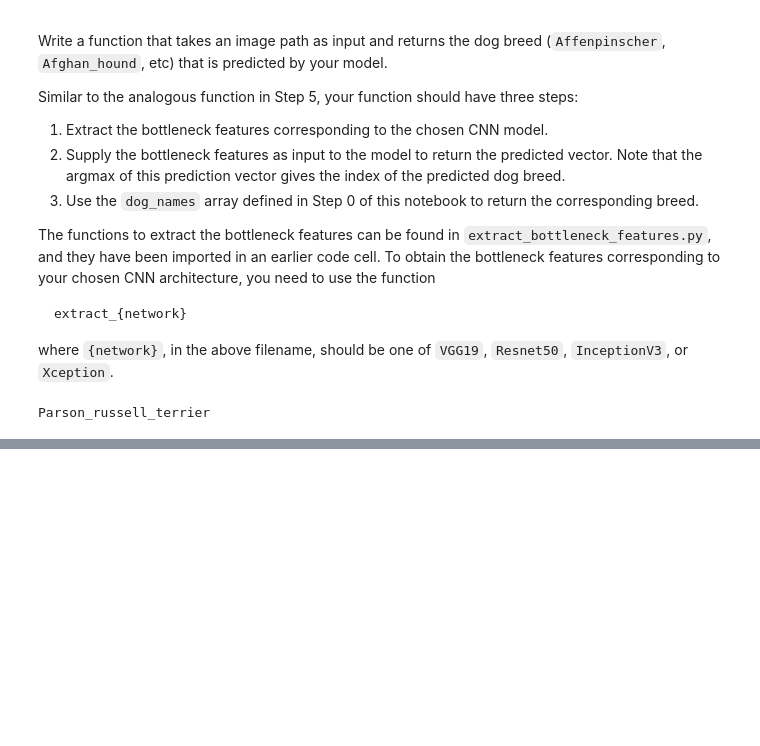
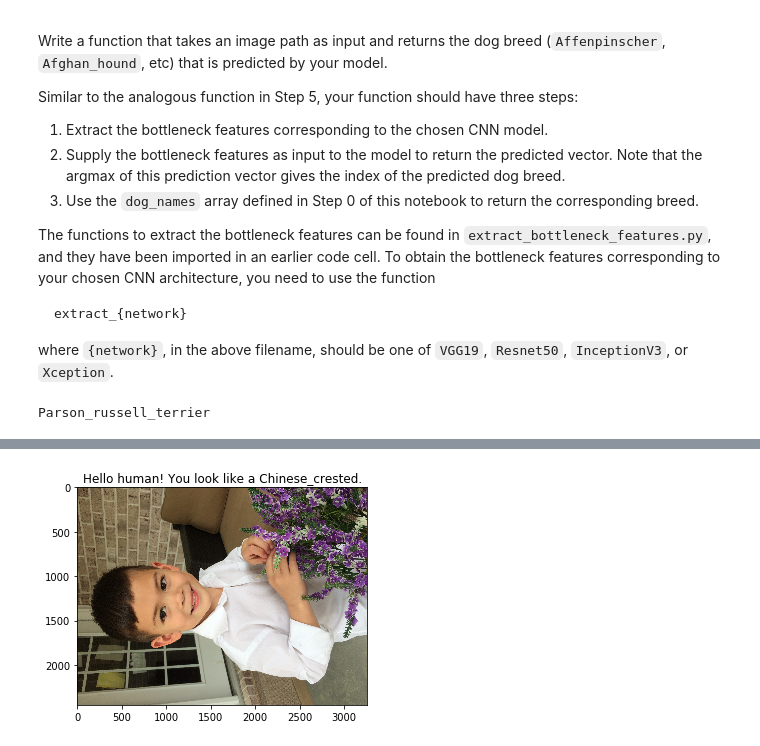
Before and after one commit to mattdajacob/dog-project, a Jupyter notebook: dog_app.ipynb, the cells around one changed output, grey strips where cells are left out. Cells and saved outputs as stored; diff of their text form; code cells hidden in the pictures; blank space fills up the shorter version.

```diff
--- a/dog_app.ipynb
+++ b/dog_app.ipynb
@@ -819,0 +826,4 @@ prediction = dog_breed_predictor('/home/ubuntu/dog-project/willow5.jpg')
+# %%
+prediction = dog_breed_predictor('/home/ubuntu/dog-project/ryan.JPG')
+# %% [output]
+[figure, added]
```
Also changed, not shown: parts of 17 cells of this notebook.
